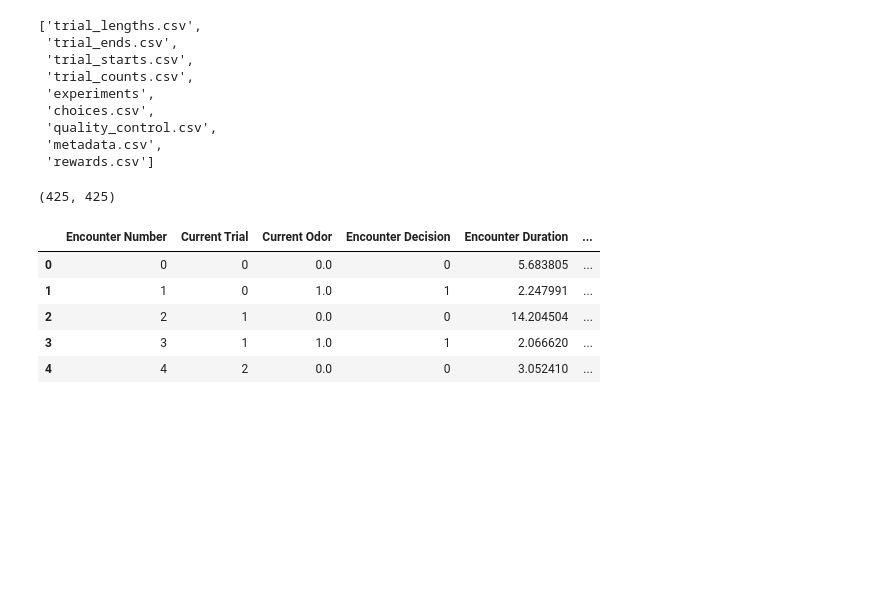
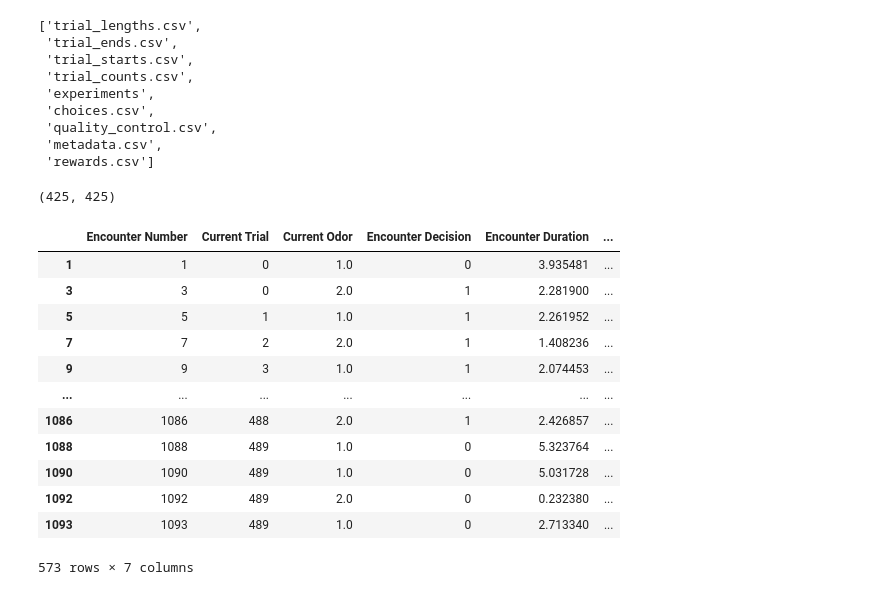
Before and after one commit to neurorishika/flYJAX, a Jupyter notebook: analysis/explore.ipynb, the cells around one changed output. Cells and saved outputs as stored; diff of their text form; code cells hidden in the pictures; blank space fills up the shorter version.

```diff
--- a/analysis/explore.ipynb
+++ b/analysis/explore.ipynb
@@ -72,12 +72,3 @@ len(cleaned_choices), len(cleaned_rewards)
 data_folder = '../data/processed_data_30-01-2024_control/'
 # %%
 encounter_data = [pd.read_csv(os.path.join(data_folder,f)) for f in list(filter(lambda x: 'encounter' in x, os.listdir(data_folder)))]
-# %%
-encounter_data[0].head()
-# %% [output]
-|  | Encounter Number | Current Trial | Current Odor | Encounter Decision | Encounter Duration | ... |
-| 0 | 0 | 0 | 0.0 | 0 | 5.683805 | ... |
-| 1 | 1 | 0 | 1.0 | 1 | 2.247991 | ... |
-| 2 | 2 | 1 | 0.0 | 0 | 14.204504 | ... |
-| 3 | 3 | 1 | 1.0 | 1 | 2.066620 | ... |
-| 4 | 4 | 2 | 0.0 | 0 | 3.052410 | ... |
@@ -83,0 +80,16 @@ encounter_data[0].head()
+# %%
+enc
+# %% [output]
+|  | Encounter Number | Current Trial | Current Odor | Encounter Decision | Encounter Duration | ... |
+| 1 | 1 | 0 | 1.0 | 0 | 3.935481 | ... |
+| 3 | 3 | 0 | 2.0 | 1 | 2.281900 | ... |
+| 5 | 5 | 1 | 1.0 | 1 | 2.261952 | ... |
+| 7 | 7 | 2 | 2.0 | 1 | 1.408236 | ... |
+| 9 | 9 | 3 | 1.0 | 1 | 2.074453 | ... |
+| ... | ... | ... | ... | ... | ... | ... |
+| 1086 | 1086 | 488 | 2.0 | 1 | 2.426857 | ... |
+| 1088 | 1088 | 489 | 1.0 | 0 | 5.323764 | ... |
+| 1090 | 1090 | 489 | 1.0 | 0 | 5.031728 | ... |
+| 1092 | 1092 | 489 | 2.0 | 0 | 0.232380 | ... |
+| 1093 | 1093 | 489 | 1.0 | 0 | 2.713340 | ... |
+573 rows × 7 columns
```
Also changed, not shown: parts of 6 cells of this notebook, 16 other files.
